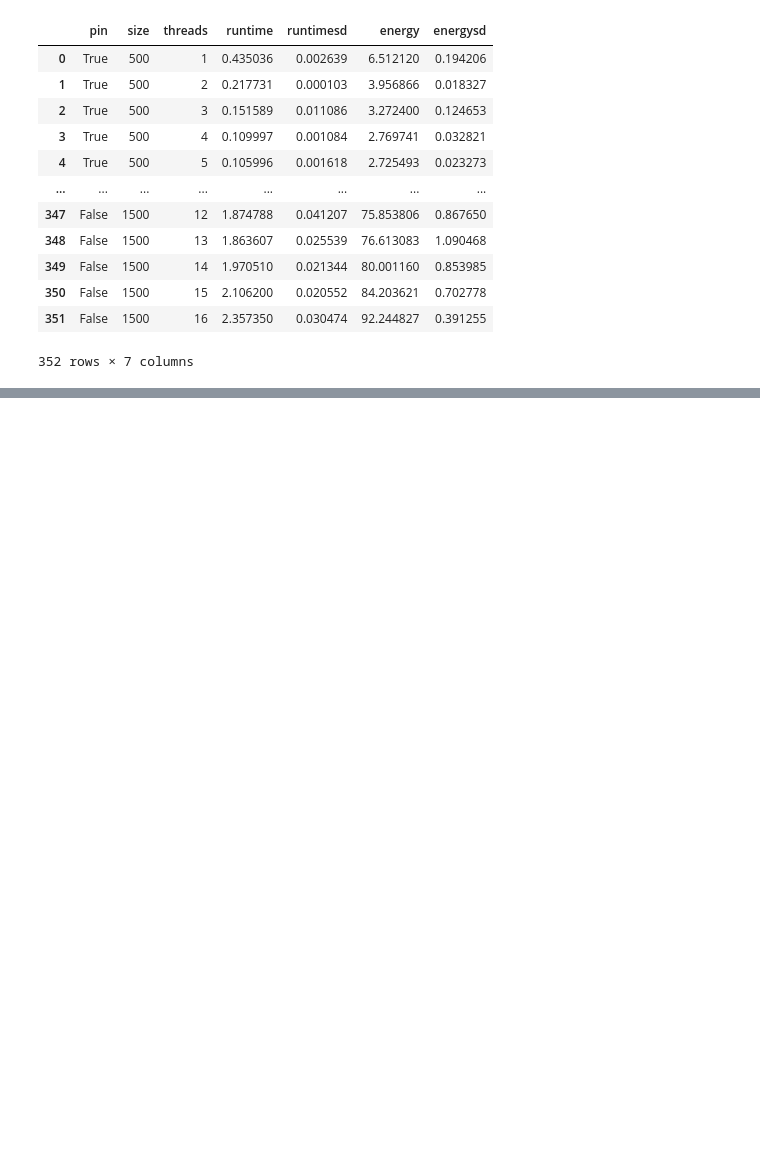
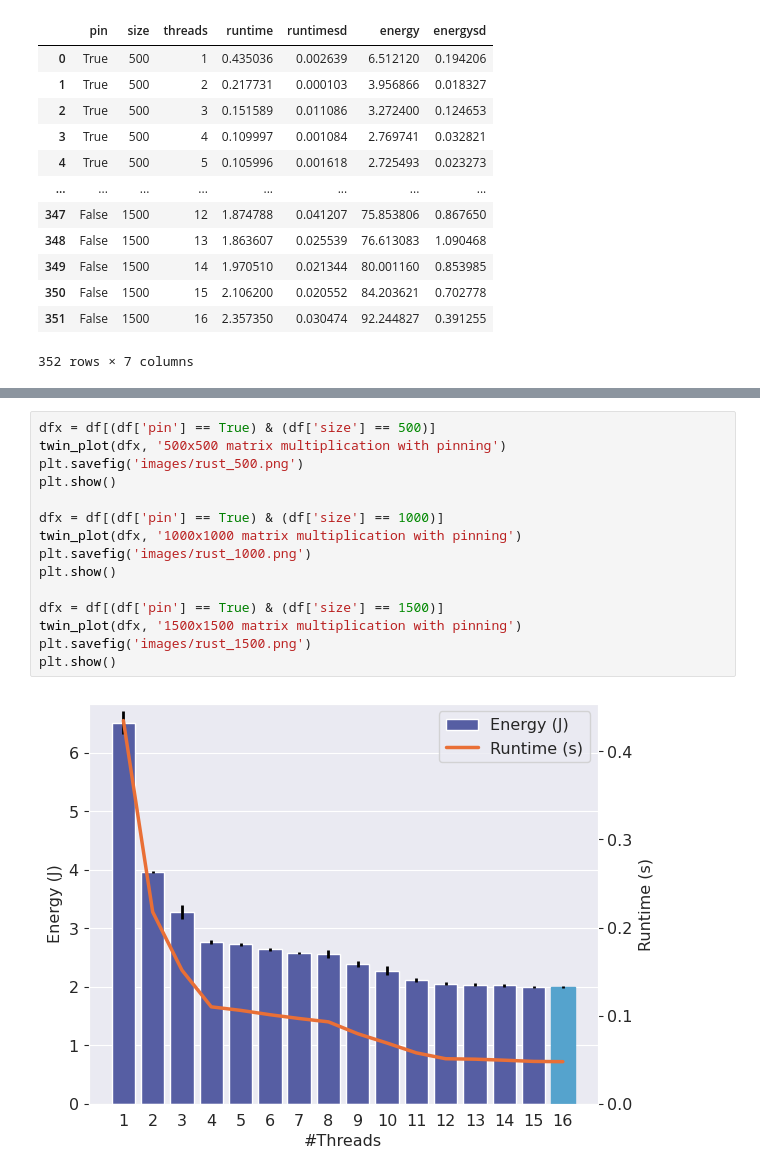
Before and after one commit to JordyAaldering/mtdynamic, a Jupyter notebook: best.ipynb, the cells around one changed output, grey strips where cells are left out. Drawn from its saved outputs; the diff is of its cells as text; blank space fills up the shorter version.

```diff
--- a/best.ipynb
+++ b/best.ipynb
@@ -72,0 +60,17 @@ plt.show()
+# %%
+dfx = df[(df['pin'] == True) & (df['size'] == 500)]
+twin_plot(dfx, '500x500 matrix multiplication with pinning')
+plt.savefig('images/rust_500.png')
+plt.show()
+
+dfx = df[(df['pin'] == True) & (df['size'] == 1000)]
+twin_plot(dfx, '1000x1000 matrix multiplication with pinning')
+plt.savefig('images/rust_1000.png')
+plt.show()
+
+dfx = df[(df['pin'] == True) & (df['size'] == 1500)]
+twin_plot(dfx, '1500x1500 matrix multiplication with pinning')
+plt.savefig('images/rust_1500.png')
+plt.show()
+# %% [output]
+[figure, added]
```
Also changed, not shown: parts of 3 cells of this notebook, 1 other file.
